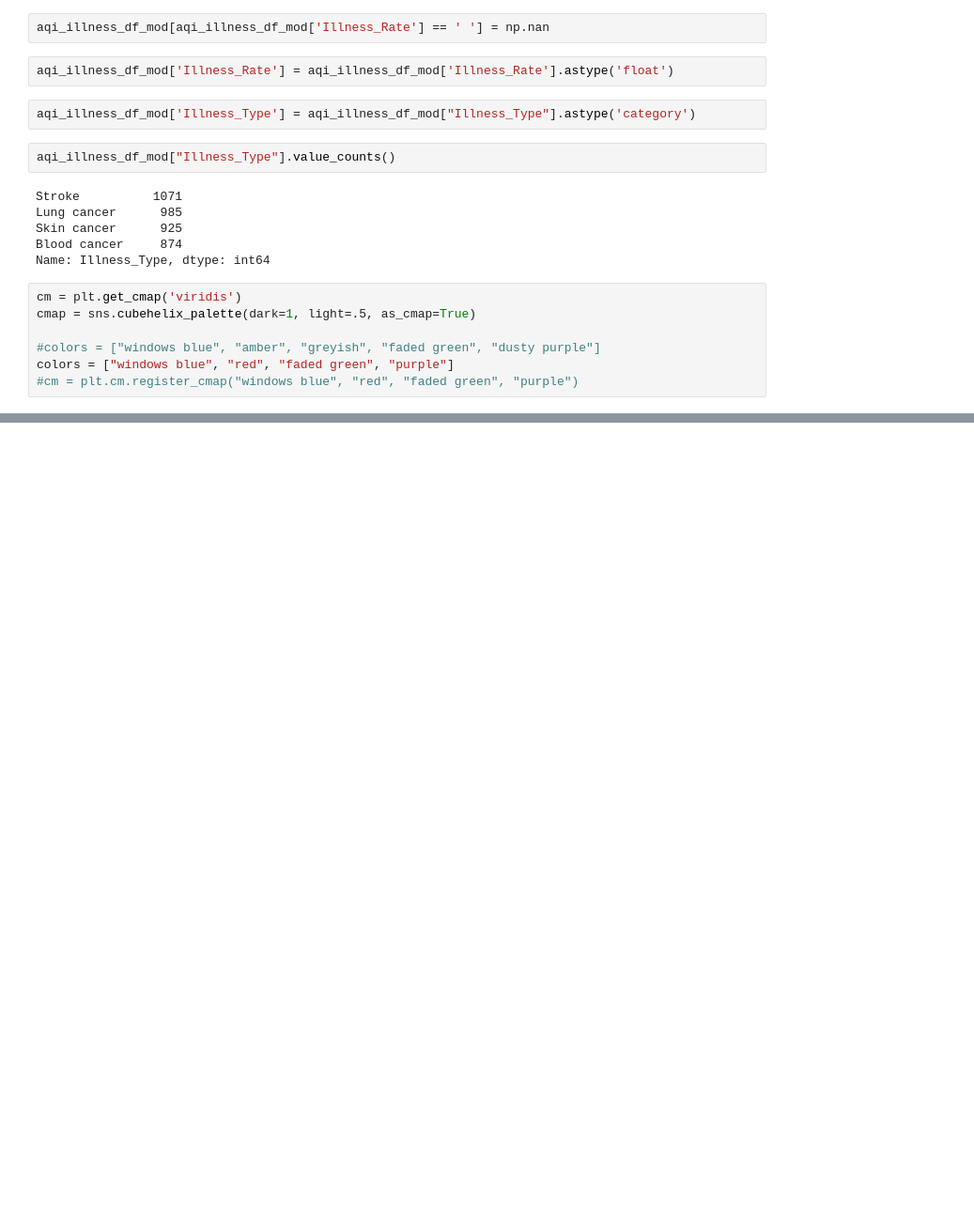
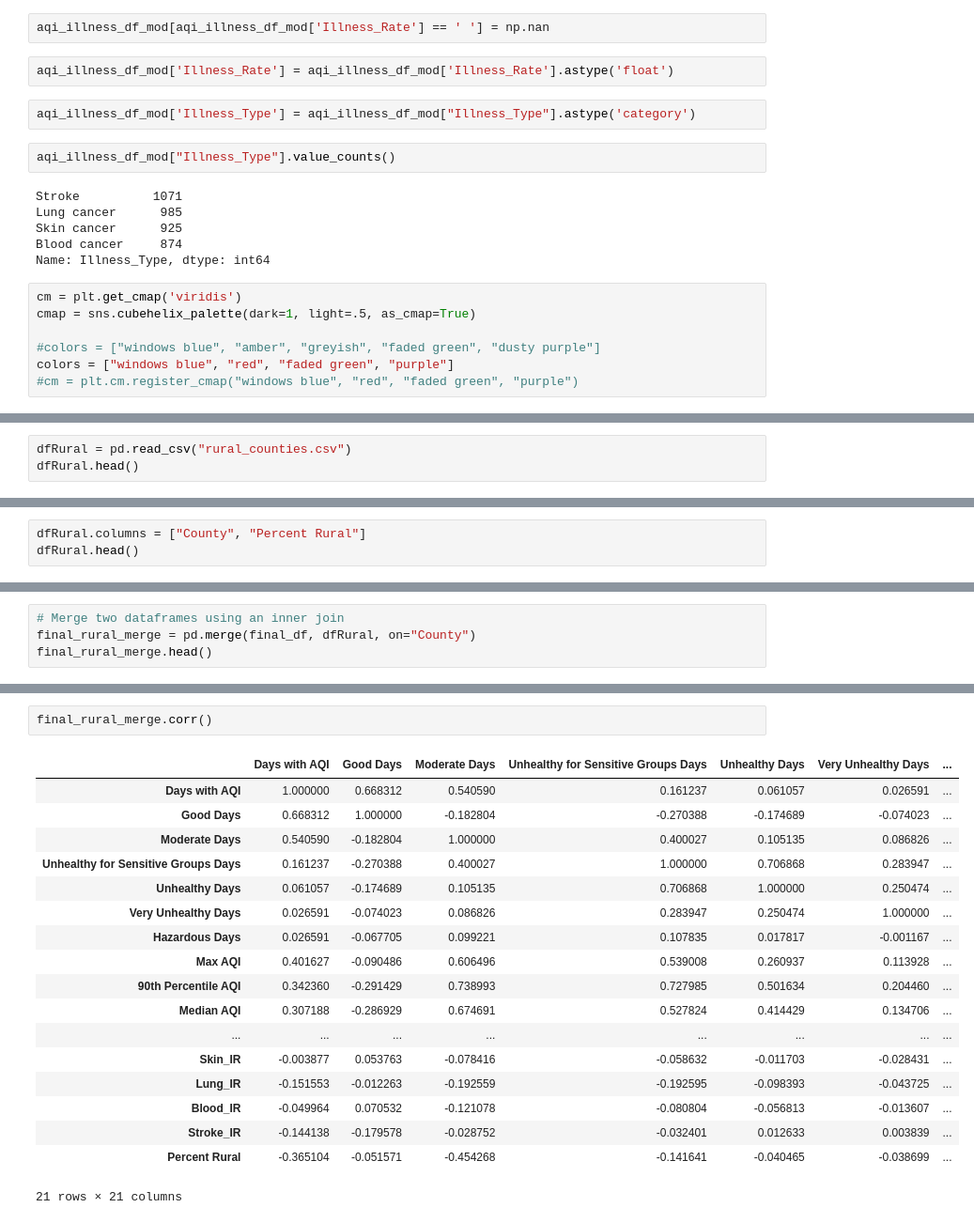
Before and after one commit to PetraLee2019/The-Effect-of-Air-Pollution-and-Smoking-on-Cancer-and-Stroke-Incidence-Rates, a Jupyter notebook: cancer_pollution_Final.ipynb, the cells around one changed output, grey strips where cells are left out. Shown at 94% size. Drawn from its saved outputs; the diff is of its cells as text; blank space fills up the shorter version.

```diff
--- a/cancer_pollution_Final.ipynb
+++ b/cancer_pollution_Final.ipynb
@@ -651,0 +695,3 @@ ax.fig.savefig("Images/IllnessVsDaysPM10.png", bbox_inches="tight")
+# %%
+dfRural = pd.read_csv("rural_counties.csv")
+dfRural.head()
@@ -651,0 +705,3 @@ ax.fig.savefig("Images/IllnessVsDaysPM10.png", bbox_inches="tight")
+# %%
+dfRural.columns = ["County", "Percent Rural"]
+dfRural.head()
@@ -651,0 +725,4 @@ ax.fig.savefig("Images/IllnessVsDaysPM10.png", bbox_inches="tight")
+# %%
+# Merge two dataframes using an inner join
+final_rural_merge = pd.merge(final_df, dfRural, on="County")
+final_rural_merge.head()
@@ -651,0 +737,21 @@ ax.fig.savefig("Images/IllnessVsDaysPM10.png", bbox_inches="tight")
+# %%
+final_rural_merge.corr()
+# %% [output]
+|  | Days with AQI | Good Days | Moderate Days | Unhealthy for Sensitive Groups Days | Unhealthy Days | Very Unhealthy Days | ... |
+| Days with AQI | 1.000000 | 0.668312 | 0.540590 | 0.161237 | 0.061057 | 0.026591 | ... |
+| Good Days | 0.668312 | 1.000000 | -0.182804 | -0.270388 | -0.174689 | -0.074023 | ... |
+| Moderate Days | 0.540590 | -0.182804 | 1.000000 | 0.400027 | 0.105135 | 0.086826 | ... |
+| Unhealthy for Sensitive Groups Days | 0.161237 | -0.270388 | 0.400027 | 1.000000 | 0.706868 | 0.283947 | ... |
+| Unhealthy Days | 0.061057 | -0.174689 | 0.105135 | 0.706868 | 1.000000 | 0.250474 | ... |
+| Very Unhealthy Days | 0.026591 | -0.074023 | 0.086826 | 0.283947 | 0.250474 | 1.000000 | ... |
+| Hazardous Days | 0.026591 | -0.067705 | 0.099221 | 0.107835 | 0.017817 | -0.001167 | ... |
+| Max AQI | 0.401627 | -0.090486 | 0.606496 | 0.539008 | 0.260937 | 0.113928 | ... |
+| 90th Percentile AQI | 0.342360 | -0.291429 | 0.738993 | 0.727985 | 0.501634 | 0.204460 | ... |
+| Median AQI | 0.307188 | -0.286929 | 0.674691 | 0.527824 | 0.414429 | 0.134706 | ... |
+| ... | ... | ... | ... | ... | ... | ... | ... |
+| Skin_IR | -0.003877 | 0.053763 | -0.078416 | -0.058632 | -0.011703 | -0.028431 | ... |
+| Lung_IR | -0.151553 | -0.012263 | -0.192559 | -0.192595 | -0.098393 | -0.043725 | ... |
+| Blood_IR | -0.049964 | 0.070532 | -0.121078 | -0.080804 | -0.056813 | -0.013607 | ... |
+| Stroke_IR | -0.144138 | -0.179578 | -0.028752 | -0.032401 | 0.012633 | 0.003839 | ... |
+| Percent Rural | -0.365104 | -0.051571 | -0.454268 | -0.141641 | -0.040465 | -0.038699 | ... |
+21 rows × 21 columns
```
Also changed, not shown: parts of 21 cells of this notebook, 4 other files.
